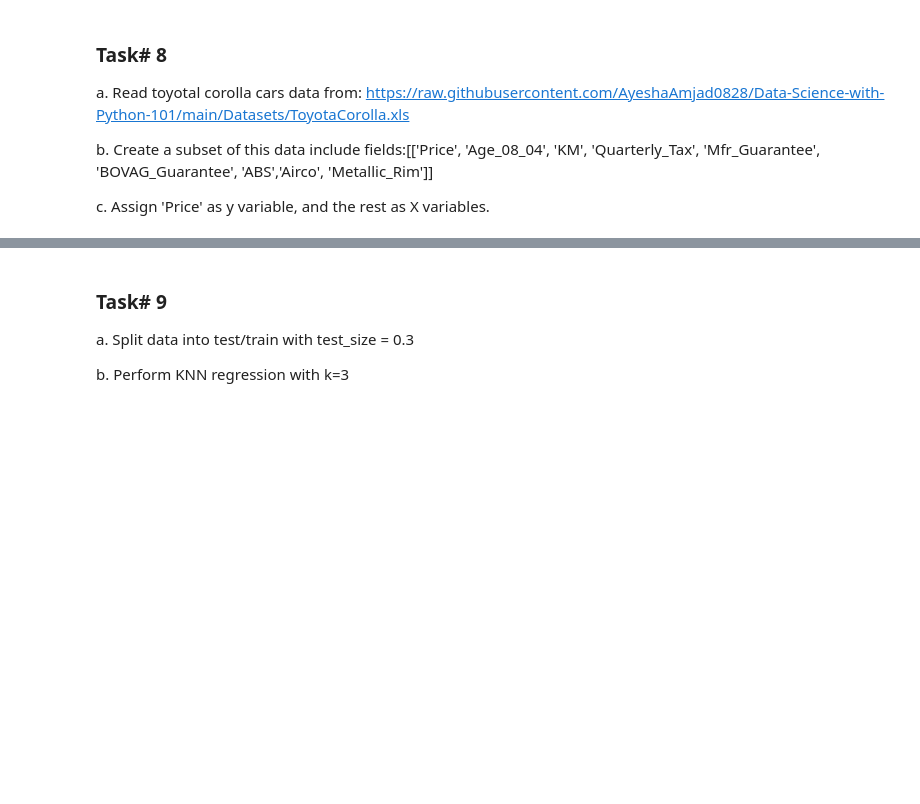
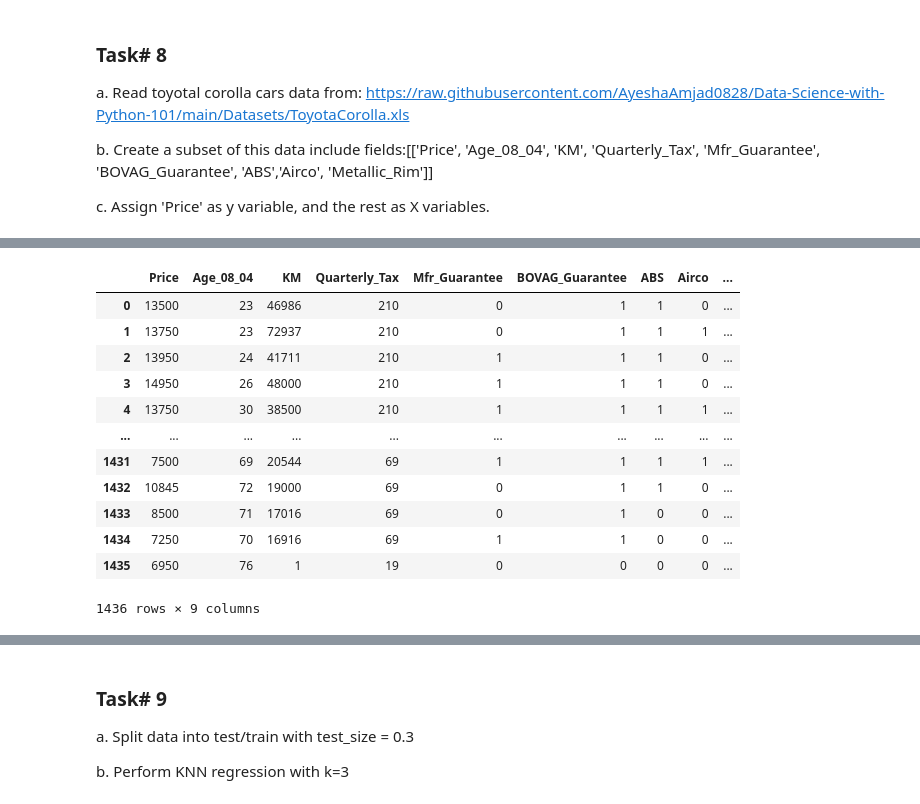
Before and after one commit to AyeshaAmjad0828/Data-Science-with-Python-101, a Jupyter notebook: Python Scripts - In Session/Regularized_Regression_&_KNN.ipynb, the cells around one changed output, grey strips where cells are left out. Saved outputs shown, nothing was run; the diff lists cells and outputs as text; code cells hidden in the pictures; blank space fills up the shorter version.

```diff
--- a/Python Scripts - In Session/Regularized_Regression_&_KNN.ipynb
+++ b/Python Scripts - In Session/Regularized_Regression_&_KNN.ipynb
@@ -16,3 +16,6 @@ pd.set_option('display.float_format', lambda x: '%.3f' % x)
 a. Read toyotal corolla cars data from: https://raw.githubusercontent.com/AyeshaAmjad0828/Data-Science-with-Python-101/main/Datasets/ToyotaCorolla.xls
 
 b. Create a subset of this data include fields: [['Price', 'Age_08_04', 'KM', 'Fuel_Type', 'Automatic', 'Gears']]
+# %%
+df = pd.read_excel('https://raw.githubusercontent.com/AyeshaAmjad0828/Data-Science-with-Python-101/main/Datasets/ToyotaCorolla.xls')
+df.head()
@@ -79,0 +421,17 @@ c. Assign 'Price' as y variable, and the rest as X variables.
+# %%
+sub_df = df[['Price', 'Age_08_04', 'KM', 'Quarterly_Tax', 'Mfr_Guarantee', 'BOVAG_Guarantee', 'ABS','Airco', 'Metallic_Rim']]
+sub_df
+# %% [output]
+|  | Price | Age_08_04 | KM | Quarterly_Tax | Mfr_Guarantee | BOVAG_Guarantee | ABS | Airco | ... |
+| 0 | 13500 | 23 | 46986 | 210 | 0 | 1 | 1 | 0 | ... |
+| 1 | 13750 | 23 | 72937 | 210 | 0 | 1 | 1 | 1 | ... |
+| 2 | 13950 | 24 | 41711 | 210 | 1 | 1 | 1 | 0 | ... |
+| 3 | 14950 | 26 | 48000 | 210 | 1 | 1 | 1 | 0 | ... |
+| 4 | 13750 | 30 | 38500 | 210 | 1 | 1 | 1 | 1 | ... |
+| ... | ... | ... | ... | ... | ... | ... | ... | ... | ... |
+| 1431 | 7500 | 69 | 20544 | 69 | 1 | 1 | 1 | 1 | ... |
+| 1432 | 10845 | 72 | 19000 | 69 | 0 | 1 | 1 | 0 | ... |
+| 1433 | 8500 | 71 | 17016 | 69 | 0 | 1 | 0 | 0 | ... |
+| 1434 | 7250 | 70 | 16916 | 69 | 1 | 1 | 0 | 0 | ... |
+| 1435 | 6950 | 76 | 1 | 19 | 0 | 0 | 0 | 0 | ... |
+1436 rows × 9 columns
```
Also changed, not shown: parts of 31 cells of this notebook, 2 other files.
